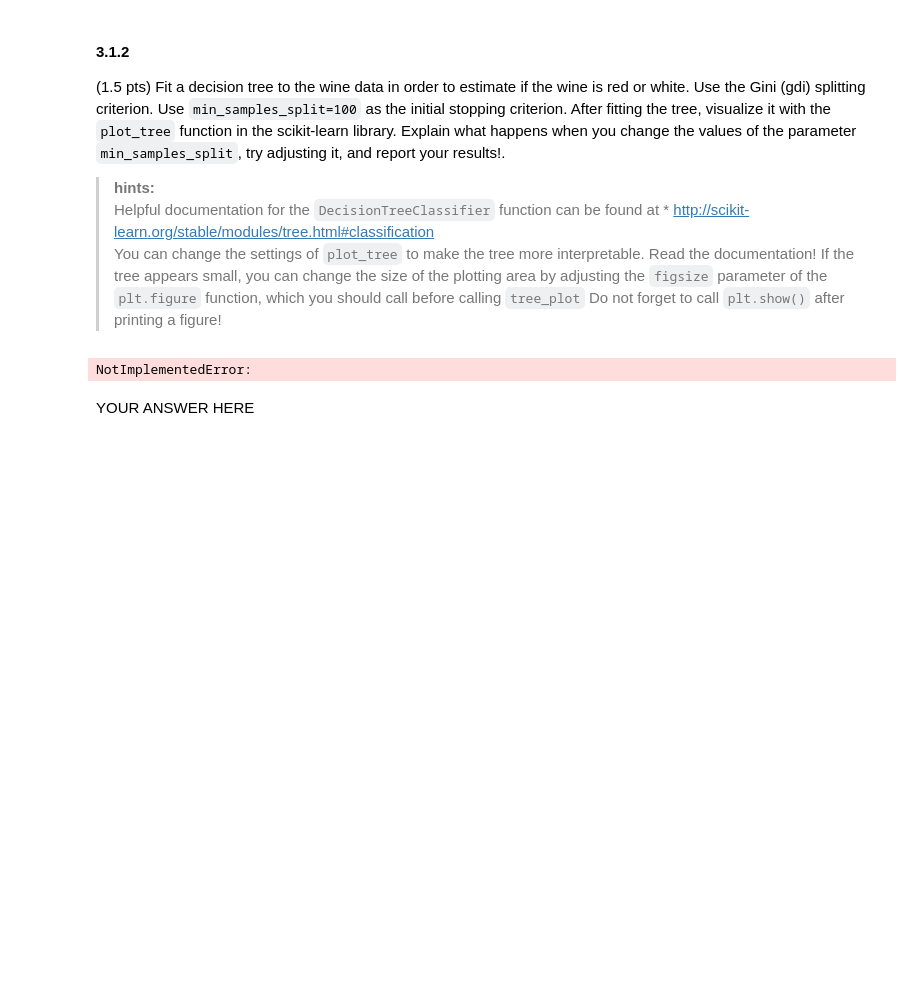
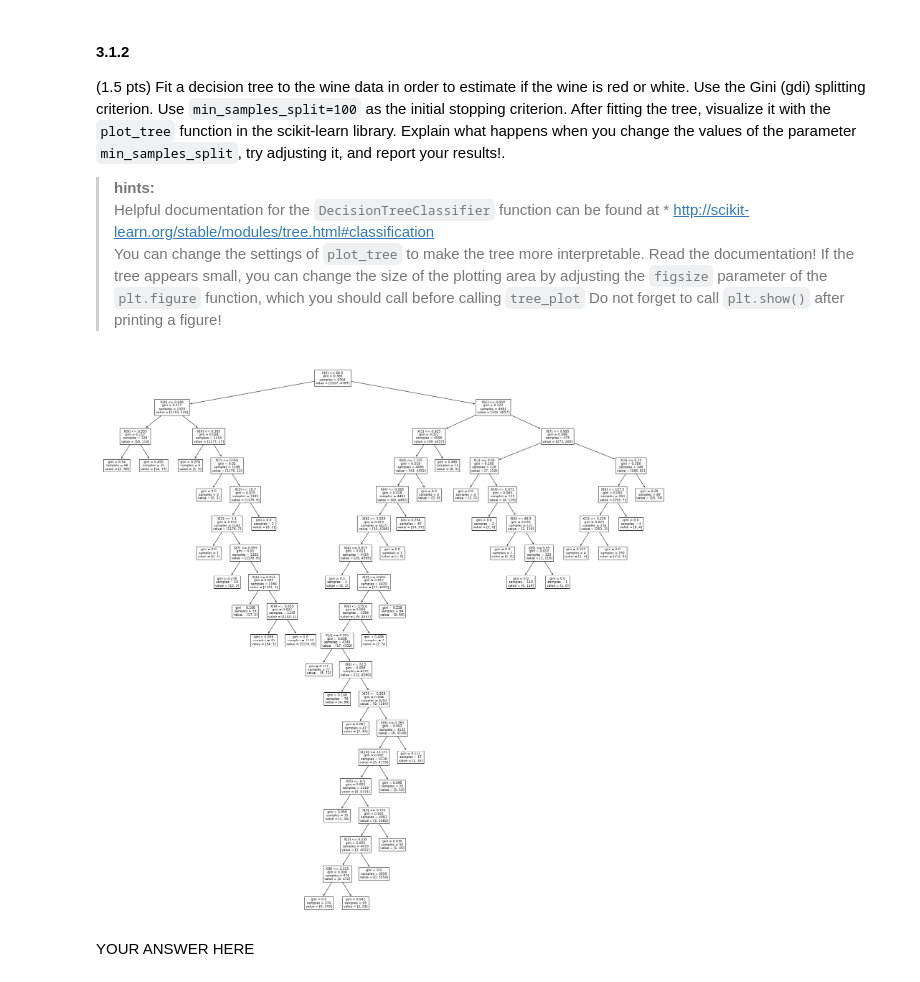
Before and after one commit to CornelisseMichael/Datamining, a Jupyter notebook: assignment_3/assignment_3/assignment_3.ipynb, the cells around one changed output. Drawn from its saved outputs; the diff is of its cells as text; code cells hidden in the pictures; blank space fills up the shorter version.

Commit message:
Made a start with the decision tree clasifier

```diff
--- a/assignment_3/assignment_3/assignment_3.ipynb
+++ b/assignment_3/assignment_3/assignment_3.ipynb
@@ -105,11 +109,16 @@ Helpful documentation for the `DecisionTreeClassifier` function can be found at
 You can change the settings of `plot_tree` to make the tree more interpretable. Read the documentation!
 If the tree appears small, you can change the size of the plotting area by adjusting the `figsize` parameter of the `plt.figure` function, which you should call before calling `tree_plot`
 Do not forget to call `plt.show()` after printing a figure!
-# %%
-# YOUR CODE HERE
-raise NotImplementedError()
-# %% [output]
-NotImplementedError:
+# %%
+# YOUR CODE HERE
+# additional link for DecissionThreeClasifier https://scikit-learn.org/stable/modules/generated/sklearn.tree.DecisionTreeClassifier.html
+clf = tree.DecisionTreeClassifier(criterion='gini', min_samples_split=100)
+clf = clf.fit(X, y)
+plt.figure(figsize=(30, 30))
+tree.plot_tree(clf)
+plt.show()
+# %% [output]
+[figure, added]
 # %% [markdown]
 YOUR ANSWER HERE
 # %% [markdown]
```
Also changed, not shown: parts of 1 cell of this notebook.
